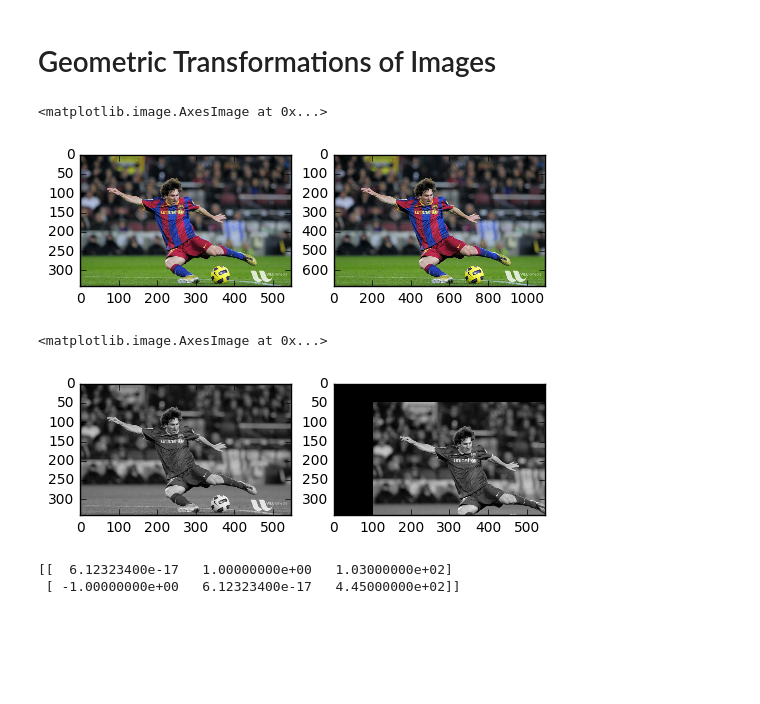
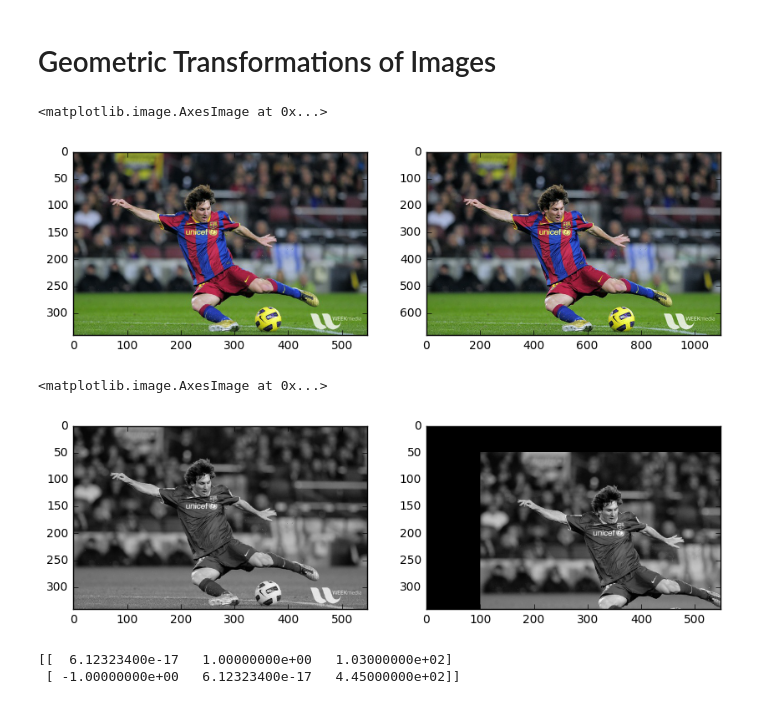
Before and after one commit to dalgu90/opencv-tutorial, a Jupyter notebook: 3_homography.ipynb, the cells around one changed output. Drawn from its saved outputs; the diff is of its cells as text; code cells hidden in the pictures; blank space fills up the shorter version.

```diff
--- a/3_homography.ipynb
+++ b/3_homography.ipynb
@@ -14,16 +14,17 @@ import matplotlib.pyplot as plt
 # %%
 # Scaling
 img = cv2.imread('images/messi.jpg')
 height, width = img.shape[:2]
 res = cv2.resize(img,(2*width, 2*height), interpolation = cv2.INTER_CUBIC)
 
+plt.figure(figsize=(10,3))
 plt.subplot(1, 2, 1)
 plt.imshow(cv2.cvtColor(img, cv2.COLOR_BGR2RGB))
 plt.subplot(1, 2, 2)
 plt.imshow(cv2.cvtColor(res, cv2.COLOR_BGR2RGB))
 # %% [output]
 <matplotlib.image.AxesImage at 0x...>
-[figure, old version]
+[figure, new version]
 # %%
 # Translation
 img = cv2.imread('images/messi.jpg', cv2.IMREAD_GRAYSCALE)
@@ -32,13 +33,14 @@ rows,cols = img.shape
 M = np.float32([[1,0,100],[0,1,50]])
 dst = cv2.warpAffine(img,M,(cols,rows))
 
+plt.figure(figsize=(10,3))
 plt.subplot(1, 2, 1)
 plt.imshow(img, cmap='gray')
 plt.subplot(1, 2, 2)
 plt.imshow(dst, cmap='gray')
 # %% [output]
 <matplotlib.image.AxesImage at 0x...>
-[figure, old version]
+[figure, new version]
 # %%
 # Rotation
 img = cv2.imread('images/messi.jpg', cv2.IMREAD_GRAYSCALE)
```
Also changed, not shown: parts of 2 cells of this notebook, 7 other files.
